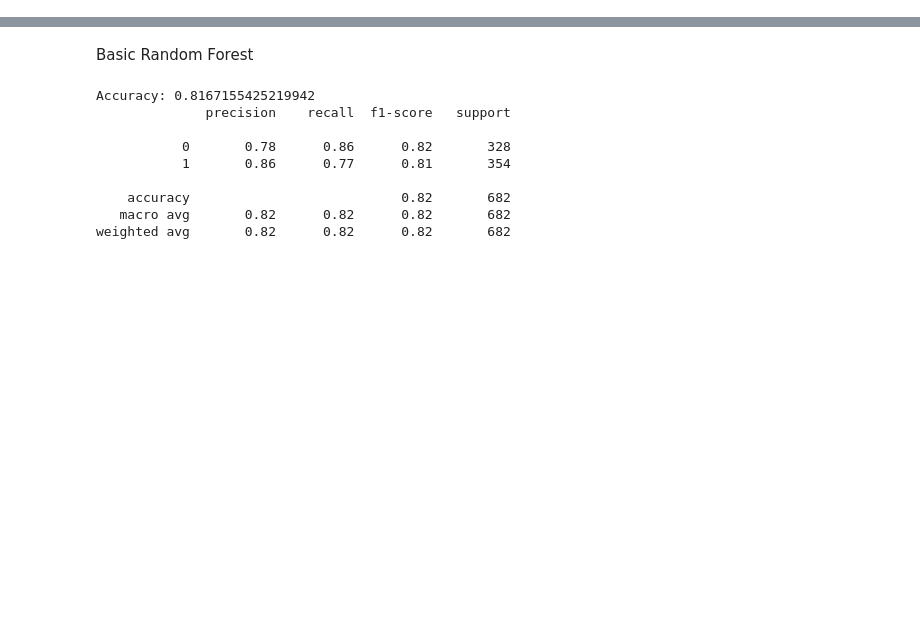
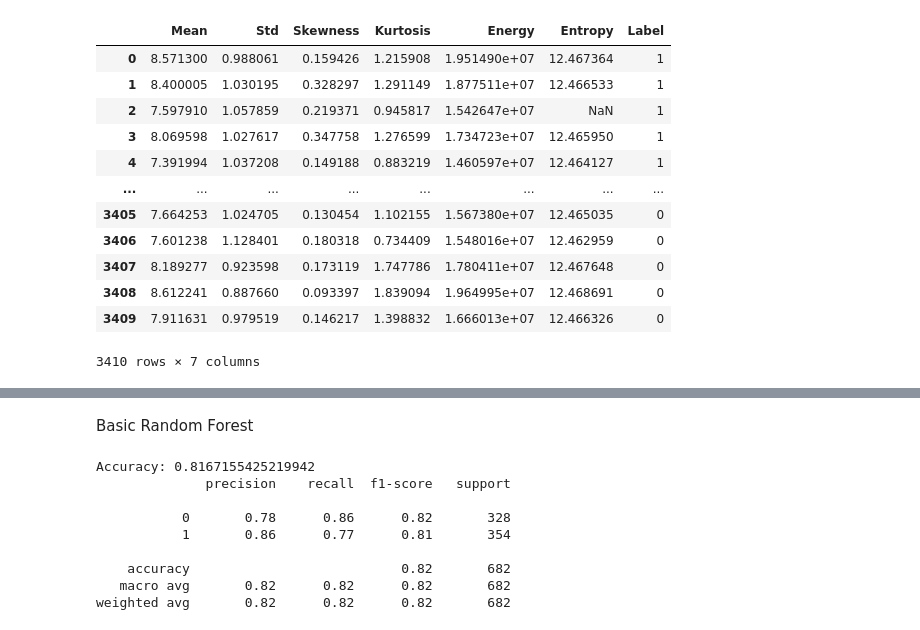
Before and after one commit to siddharth-iyer1/Classifying-AI-Generated-Artwork, a Jupyter notebook: detect ai artwork - resizing images for efficiency/basic_models_varun/varun_fft_models.ipynb, the cells around one changed output, grey strips where cells are left out. Cells and saved outputs as stored; diff of their text form; code cells hidden in the pictures; blank space fills up the shorter version.

```diff
--- a/detect ai artwork - resizing images for efficiency/basic_models_varun/varun_fft_models.ipynb
+++ b/detect ai artwork - resizing images for efficiency/basic_models_varun/varun_fft_models.ipynb
@@ -35,3 +32,19 @@ ColumnLabel0
+# %%
+df
+# %% [output]
+|  | Mean | Std | Skewness | Kurtosis | Energy | Entropy | Label |
+| 0 | 8.571300 | 0.988061 | 0.159426 | 1.215908 | 1.951490e+07 | 12.467364 | 1 |
+| 1 | 8.400005 | 1.030195 | 0.328297 | 1.291149 | 1.877511e+07 | 12.466533 | 1 |
+| 2 | 7.597910 | 1.057859 | 0.219371 | 0.945817 | 1.542647e+07 | NaN | 1 |
+| 3 | 8.069598 | 1.027617 | 0.347758 | 1.276599 | 1.734723e+07 | 12.465950 | 1 |
+| 4 | 7.391994 | 1.037208 | 0.149188 | 0.883219 | 1.460597e+07 | 12.464127 | 1 |
+| ... | ... | ... | ... | ... | ... | ... | ... |
+| 3405 | 7.664253 | 1.024705 | 0.130454 | 1.102155 | 1.567380e+07 | 12.465035 | 0 |
+| 3406 | 7.601238 | 1.128401 | 0.180318 | 0.734409 | 1.548016e+07 | 12.462959 | 0 |
+| 3407 | 8.189277 | 0.923598 | 0.173119 | 1.747786 | 1.780411e+07 | 12.467648 | 0 |
+| 3408 | 8.612241 | 0.887660 | 0.093397 | 1.839094 | 1.964995e+07 | 12.468691 | 0 |
+| 3409 | 7.911631 | 0.979519 | 0.146217 | 1.398832 | 1.666013e+07 | 12.466326 | 0 |
+3410 rows × 7 columns
 # %%
 import time
 from sklearn.metrics import accuracy_score, classification_report
```
Also changed, not shown: parts of 5 cells of this notebook.
